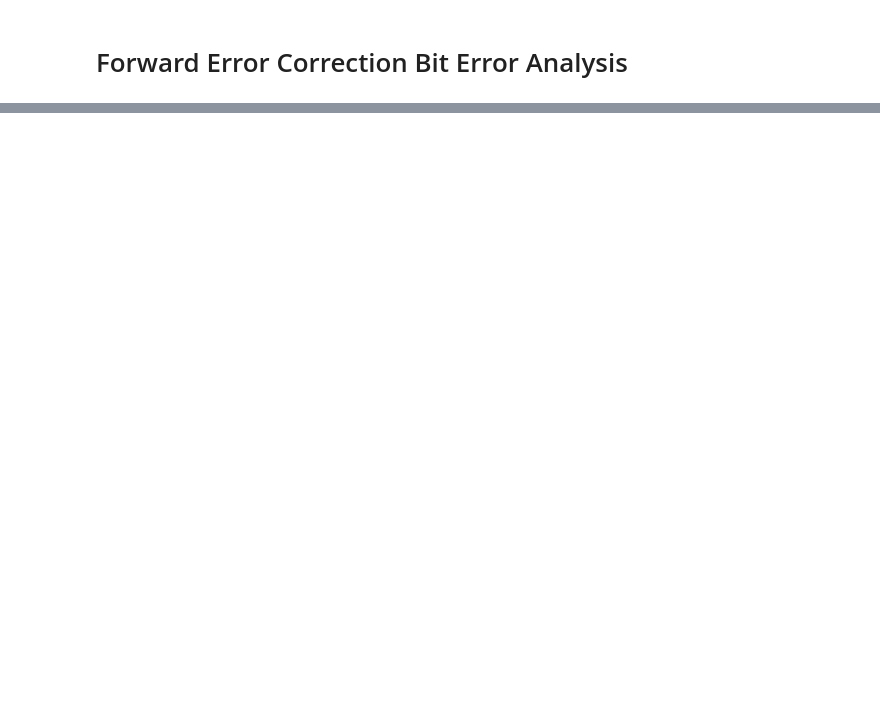
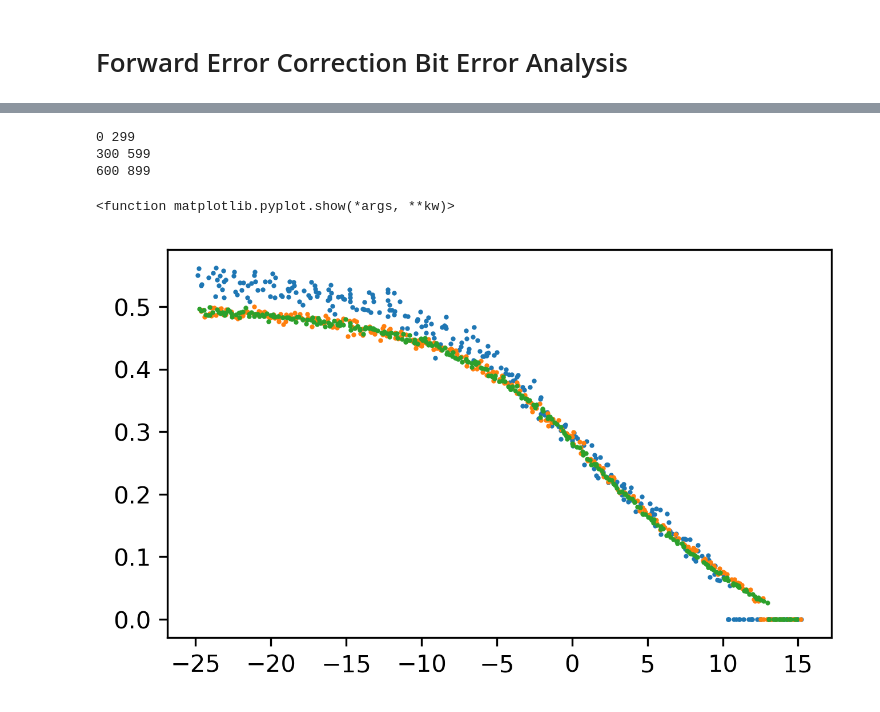
Before and after one commit to strath-sdr/rfsoc_sdfec, a Jupyter notebook: boards/ZCU111/notebooks/05_fec_bit_error_analysis.ipynb, the cells around one changed output, grey strips where cells are left out. Cells and saved outputs as stored; diff of their text form; code cells hidden in the pictures; blank space fills up the shorter version.

```diff
--- a/boards/ZCU111/notebooks/05_fec_bit_error_analysis.ipynb
+++ b/boards/ZCU111/notebooks/05_fec_bit_error_analysis.ipynb
@@ -111,0 +48,34 @@ True
+# %%
+e_fec.CORE_BYPASS = 0
+d_fec.CORE_BYPASS = 0
+
+for i in range(len(e_tx_buffer)):
+    e_tx_buffer[i] = amplitude_scaled[i]
+
+set_ctrl_reg(e_dma_ctrl, e_ctrl_buffer, e_ctrl_params)
+e_rx_buffer = transfer_data(e_dma_data,
+                            e_tx_buffer,
+                            e_rx_buffer,
+                            e_dma_ctrl,
+                            e_status_buffer)
+check_encoding(e_fec, e_tx_buffer, e_rx_buffer, e_code_name, e_ldpc_params)
+
+# Channel
+hard_binary = serialise_data(e_rx_buffer)
+signal = modulate(hard_binary)
+signal_with_noise = add_noise(signal, 10)
+llrs = soft_demodulate(signal_with_noise)
+llrs_formatted = format_llrs(llrs)
+
+# Decoder
+j = 0
+for i in range(len(d_tx_buffer)):
+    d_tx_buffer[i] = llrs_formatted[j]
+    j += 1
+
+set_ctrl_reg(d_dma_ctrl, d_ctrl_buffer, d_ctrl_params)
+d_rx_buffer = transfer_data(d_dma_data,
+                            d_tx_buffer,
+                            d_rx_buffer,
+                            d_dma_ctrl,
+                            d_status_buffer)
@@ -111,0 +179,16 @@ True
+# %%
+L = len(SNRs)
+for i in range(3):
+    start = int(i*(L/3))
+    end = int(((i+1)*(L/3))-1)
+    print(start, end)
+    plt.scatter(SNRs[start : end], BERs[start:end], s=1)
+plt.rcParams['figure.figsize'] = [5, 3]
+plt.rcParams['figure.dpi'] = 300
+plt.show
+# %% [output]
+0 299
+300 599
+600 899
+<function matplotlib.pyplot.show(*args, **kw)>
+[figure, added]
```
Also changed, not shown: parts of 5 cells of this notebook, 10 other files.
